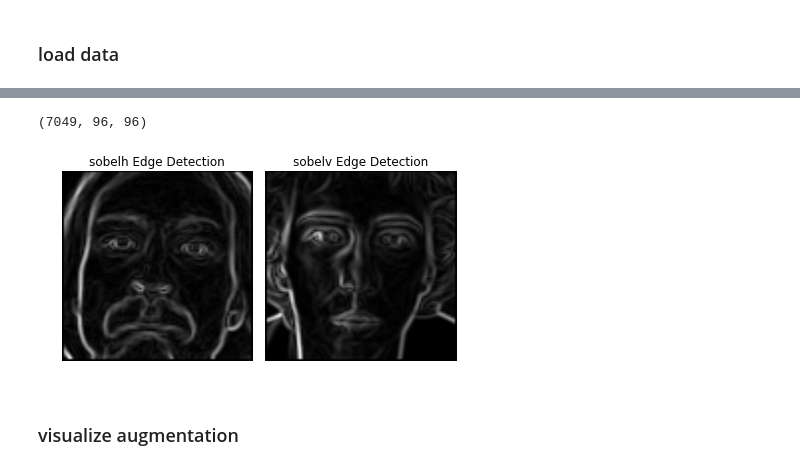
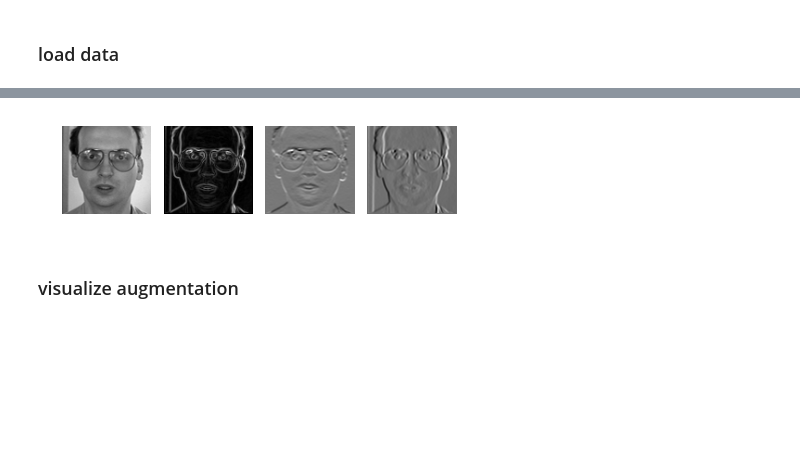
Before and after one commit to peymanbey/faceKeyPointDetection, a Jupyter notebook: DevTest.ipynb, the cells around one changed output, grey strips where cells are left out. Cells and saved outputs as stored; diff of their text form; code cells hidden in the pictures; blank space fills up the shorter version.

```diff
--- a/DevTest.ipynb
+++ b/DevTest.ipynb
@@ -16,3 +29,6 @@ df['Image'] = df['Image'].apply(lambda im: np.fromstring(im, sep=' '))
+# %%
+df_processed['equal_hist'] = pd.DataFrame(df['Image'].apply(lambda im: equalize_hist(im.reshape(96, 96)).reshape(-1)))
 # %%
-X = np.vstack(df['Image'].values).astype(np.float32)
+col = 'Image'
+X = np.vstack(df[col].values).astype(np.float32)
 y = df[df.columns[:-1]].values.astype(np.float32)
@@ -21 +35,14 @@ y = df[df.columns[:-1]].values.astype(np.float32)
+# %%
+col = 'sobel'
+X_sobel = np.vstack(df_processed[col].values).astype(np.float32)
+col = 'sobel_h'
+X_sobel_h = np.vstack(df_processed[col].values).astype(np.float32)
+col = 'sobel_v'
+X_sobel_v = np.vstack(df_processed[col].values).astype(np.float32)
+# %%
+ind = 1100
+image1 = X[ind].reshape(96,96)
+image2 = X_sobel[ind].reshape(96,96)
+image3 = X_sobel_h[ind].reshape(96,96)
+image4 = X_sobel_v[ind].reshape(96,96)
 # %%
@@ -27,5 +50,0 @@ df['Image_sobel'] = df['Image'].apply(lambda im: sobel(im.reshape(96,96)).reshap
-# %%
-images = np.vstack(df['Image_sobel'].values).astype(np.float32).reshape(-1,96,96)
-images.shape
-# %% [output]
-(7049, 96, 96)
@@ -37,25 +51,21 @@ edge_sobelv = images[1]#sobel_v(images[0])
 # %%
-fig, (ax2, ax3) = plt.subplots(ncols=2, sharex=True, sharey=True, subplot_kw={'adjustable':'box-forced'})
+fig, (ax2, ax3, ax4,ax5) = plt.subplots(ncols=4, sharex=True, sharey=True, subplot_kw={'adjustable':'box-forced'})
 
-# ax0.imshow(edge_roberts, cmap=plt.cm.gray)
-# ax0.set_title('Roberts Edge Detection')
-# ax0.axis('off')
-
-# ax1.imshow(edge_sobel, cmap=plt.cm.gray)
-# ax1.set_title('Sobel Edge Detection')
-# ax1.axis('off')
-
-ax2.imshow(edge_sobelh, cmap=plt.cm.gray)
-ax2.set_title('sobelh Edge Detection')
+ax2.imshow(image1, cmap=plt.cm.gray)
 ax2.axis('off')
 
-ax3.imshow(edge_sobelv, cmap=plt.cm.gray)
-ax3.set_title('sobelv Edge Detection')
+ax3.imshow(image2, cmap=plt.cm.gray)
 ax3.axis('off')
 
+ax4.imshow(image3, cmap=plt.cm.gray)
+ax4.axis('off')
+
+ax5.imshow(image4, cmap=plt.cm.gray)
+ax5.axis('off')
+
 plt.tight_layout()
 # %% [output]
-[figure, old version]
+[figure, new version]
 # %% [markdown]
 ### visualize augmentation
 # %%
```
Also changed, not shown: parts of 10 cells of this notebook, 4 other files.
